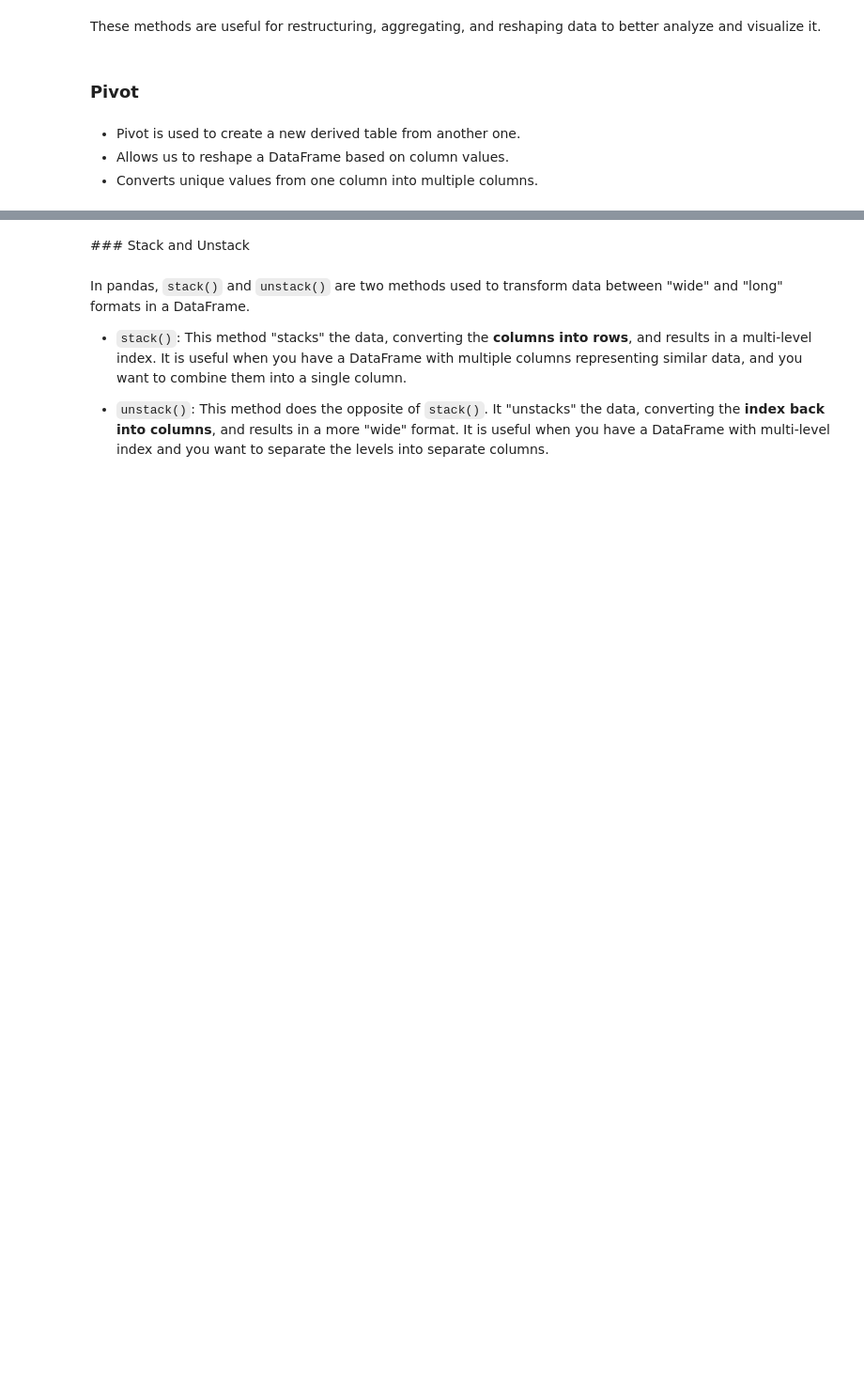
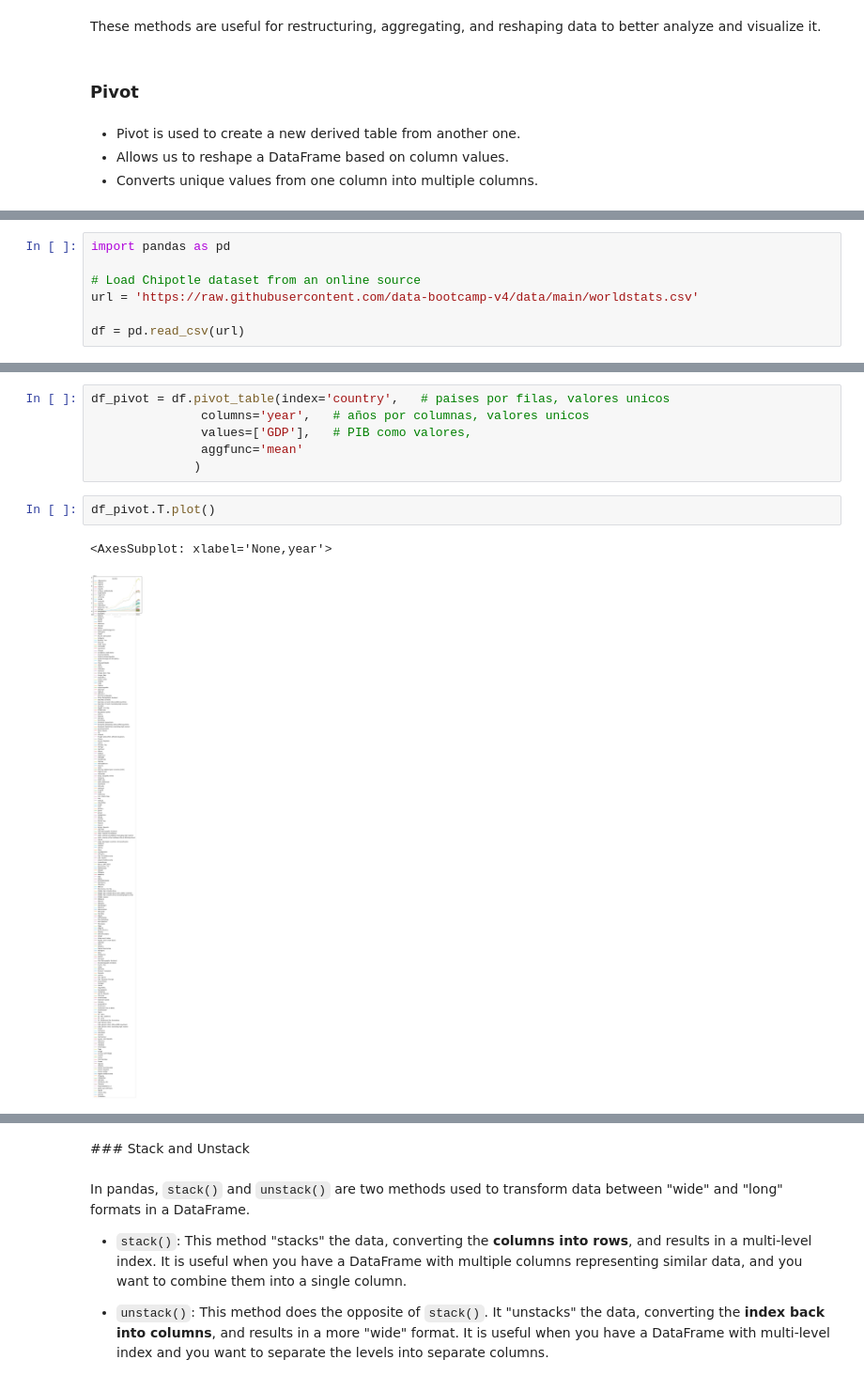
Before and after one commit to Ironhack-Data-Madrid-Enero-2024/apuntes_clase, a Jupyter notebook: semana_2/2.3_combining_structuring_data.ipynb, the cells around one changed output, grey strips where cells are left out. Shown at 94% size. Cells and saved outputs as stored; diff of their text form; blank space fills up the shorter version.

```diff
--- a/semana_2/2.3_combining_structuring_data.ipynb
+++ b/semana_2/2.3_combining_structuring_data.ipynb
@@ -121,3 +436,10 @@ These methods are useful for restructuring, aggregating, and reshaping data to b
 - Converts unique values from one column into multiple columns.
 # %% [markdown]
 ![](https://github.com/data-bootcamp-v4/lessons/blob/main/img/pivot.png?raw=true)
+# %%
+import pandas as pd
+
+# Load Chipotle dataset from an online source
+url = 'https://raw.githubusercontent.com/data-bootcamp-v4/data/main/worldstats.csv'
+
+df = pd.read_csv(url)
@@ -123,0 +499,11 @@ These methods are useful for restructuring, aggregating, and reshaping data to b
+# %%
+df_pivot = df.pivot_table(index='country',   # paises por filas, valores unicos
+               columns='year',   # años por columnas, valores unicos
+               values=['GDP'],   # PIB como valores,
+               aggfunc='mean'
+              )
+# %%
+df_pivot.T.plot()
+# %% [output]
+<AxesSubplot: xlabel='None,year'>
+[figure, added]
```
Also changed, not shown: parts of 47 cells of this notebook.
